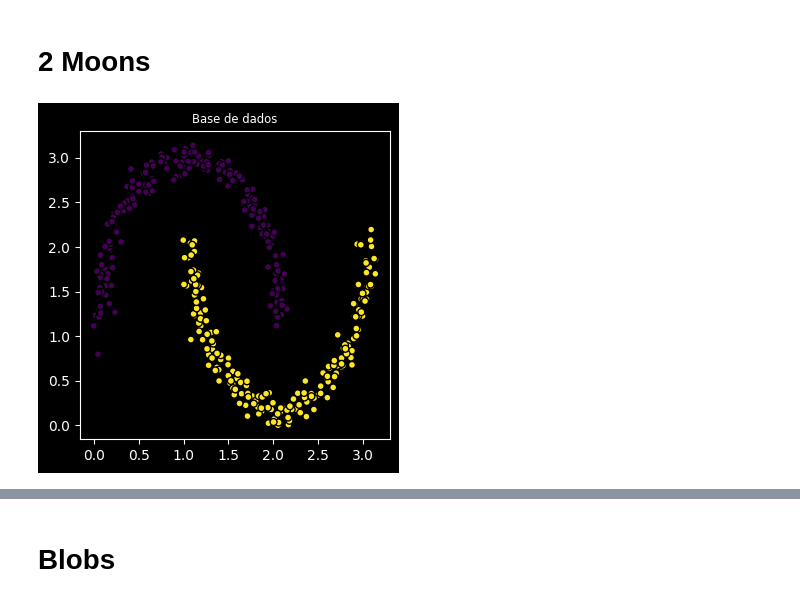
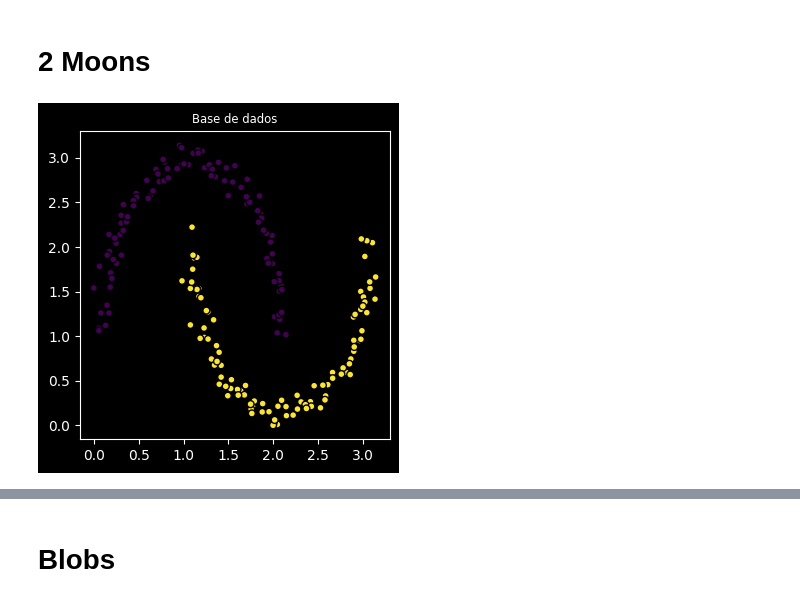
Before and after one commit to BrunodsRamos2/qvc-clustering, a Jupyter notebook: vqc-clustering-diferentiable-metric.ipynb, the cells around one changed output, grey strips where cells are left out. Saved outputs shown, nothing was run; the diff lists cells and outputs as text; code cells hidden in the pictures.

```diff
--- a/vqc-clustering-diferentiable-metric.ipynb
+++ b/vqc-clustering-diferentiable-metric.ipynb
@@ -593,8 +452,8 @@ def calculate_composite_score(
 # %% [markdown]
 # 2 Moons
 # %%
-X, y = make_moons(n_samples=400, noise=0.05, random_state=seed)
+X, y = make_moons(n_samples=200, noise=0.05, random_state=seed)
 
 X, y = normalize_data_transformY(X, y, range_init=0, range_end=np.pi)
 # %% [output]
-[figure, old version]
+[figure, new version]
```
Also changed, not shown: parts of 27 cells of this notebook, 4 other files.
